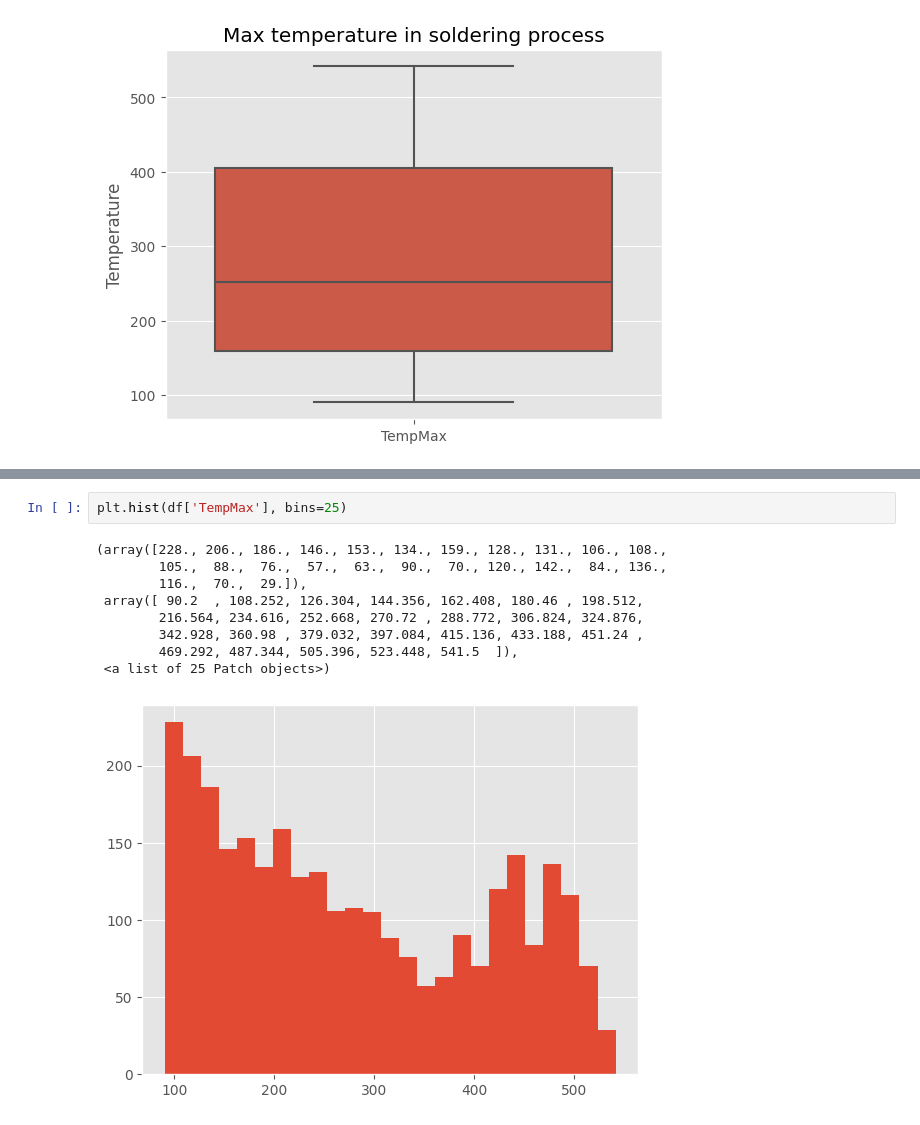
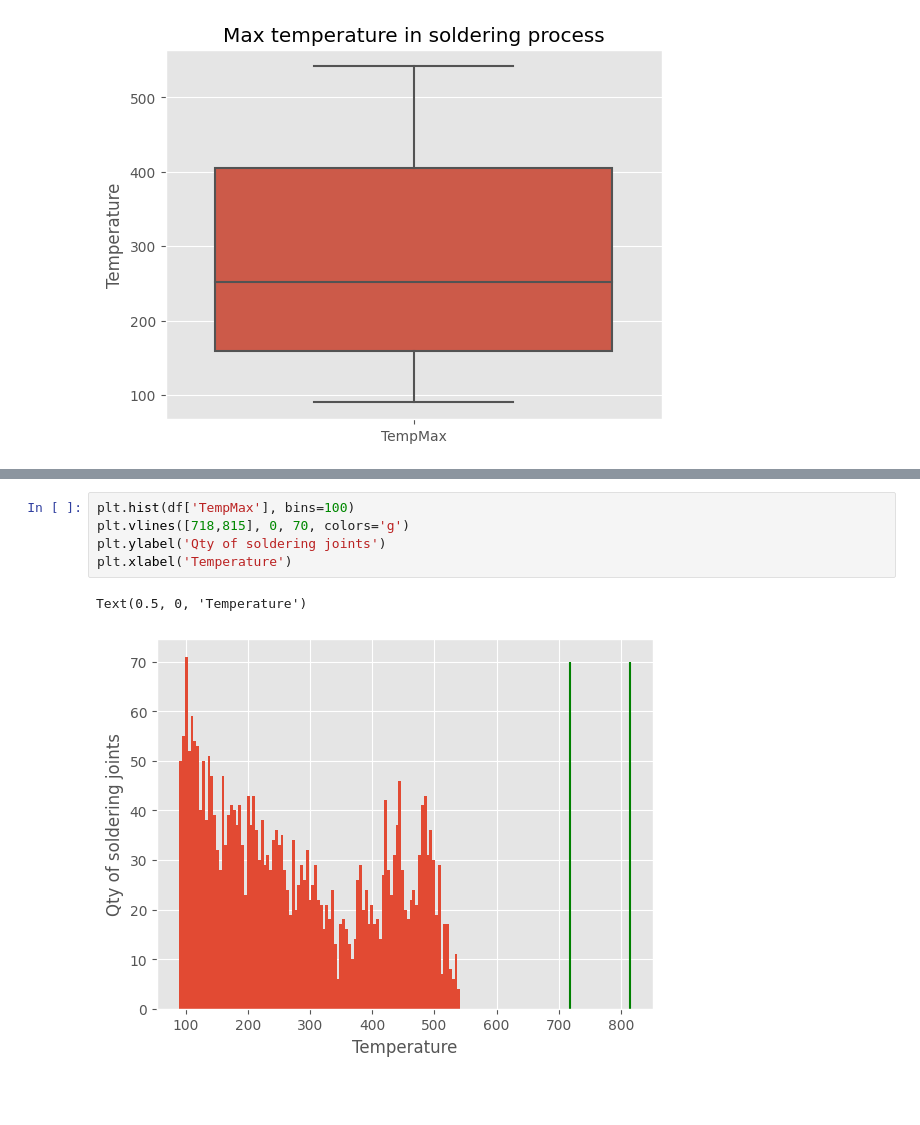
Before and after one commit to Caavalos/DMEGADE3, a Jupyter notebook: thermal.ipynb, the cells around one changed output, grey strips where cells are left out. Cells and saved outputs as stored; diff of their text form; blank space fills up the shorter version.

```diff
--- a/thermal.ipynb
+++ b/thermal.ipynb
@@ -169,14 +154,10 @@ https://gist.github.com/mwaskom/de44147ed2974457ad6372750bbe5751
 # %%
-plt.hist(df['TempMax'], bins=25)
+plt.hist(df['TempMax'], bins=100)
+plt.vlines([718,815], 0, 70, colors='g')
+plt.ylabel('Qty of soldering joints')
+plt.xlabel('Temperature')
 # %% [output]
-(array([228., 206., 186., 146., 153., 134., 159., 128., 131., 106., 108.,
-        105.,  88.,  76.,  57.,  63.,  90.,  70., 120., 142.,  84., 136.,
-        116.,  70.,  29.]),
- array([ 90.2  , 108.252, 126.304, 144.356, 162.408, 180.46 , 198.512,
-        216.564, 234.616, 252.668, 270.72 , 288.772, 306.824, 324.876,
-        342.928, 360.98 , 379.032, 397.084, 415.136, 433.188, 451.24 ,
-        469.292, 487.344, 505.396, 523.448, 541.5  ]),
- <a list of 25 Patch objects>)
+Text(0.5, 0, 'Temperature')
-[figure, old version]
+[figure, new version]
 # %%
 ax = df.plot.scatter(x="TempAvg", y="TempMax")
```
Also changed, not shown: parts of 10 cells of this notebook.
